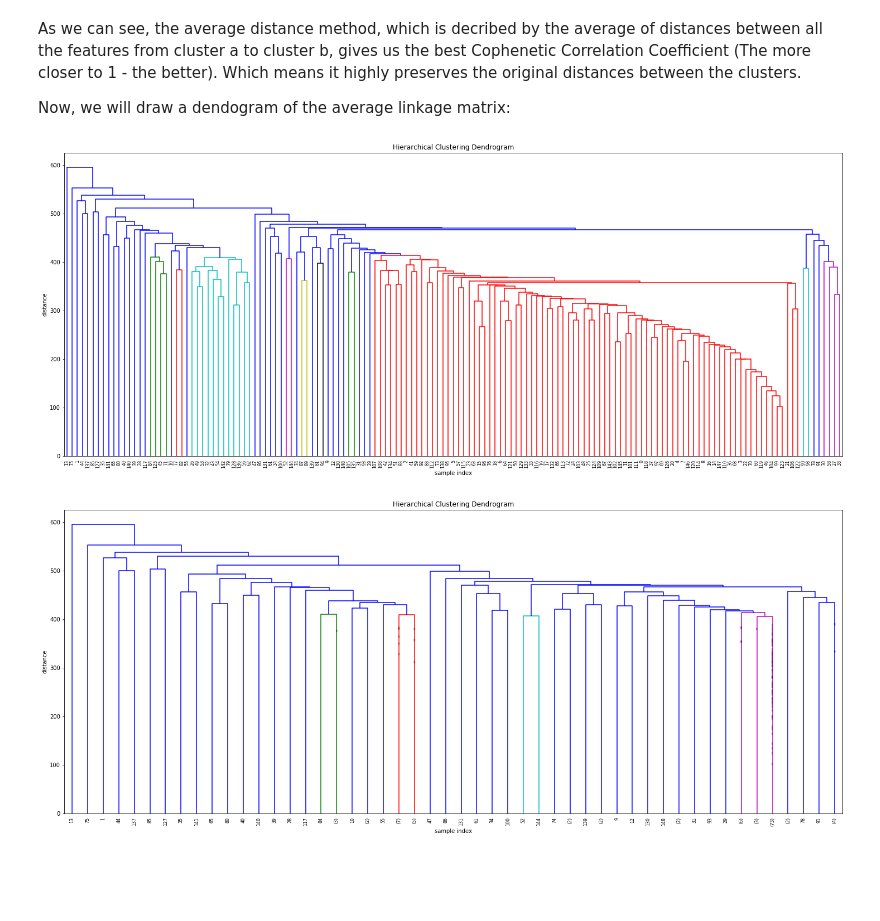
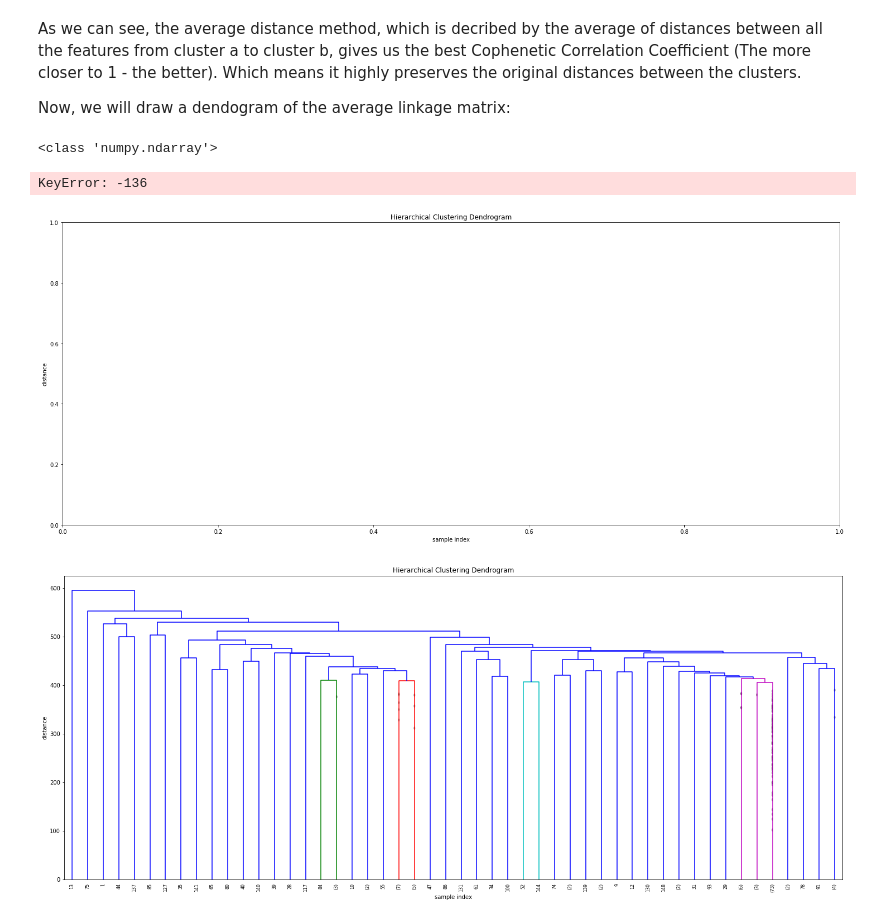
Before and after one commit to ItayGabbay/HotelsDataResearch, a Jupyter notebook: FinalProject.ipynb, the cells around one changed output. Cells and saved outputs as stored; diff of their text form; code cells hidden in the pictures; blank space fills up the shorter version.

Commit message:
Adding labels

```diff
--- a/FinalProject.ipynb
+++ b/FinalProject.ipynb
@@ -497,21 +497,26 @@ Which means it highly preserves the original distances between the clusters.
 Now, we will draw a dendogram of the average linkage matrix:
 # %%
 # calculate full dendrogram
+
+print (type(hotel_count.values))
 plt.figure(figsize=(25, 10))
 plt.title('Hierarchical Clustering Dendrogram')
 plt.xlabel('sample index')
 plt.ylabel('distance')
 dendrogram(
     average,
     leaf_rotation=90.,  # rotates the x axis labels
     leaf_font_size=8.,  # font size for the x axis labels
     truncate_mode='lastp',  # show only the last p merged clusters
     p=150,  # show only the last p merged clusters
     show_contracted=True,  # to get a distribution impression in truncated branches
+    labels= hotel_count
 )
 plt.show()
 # %% [output]
+<class 'numpy.ndarray'>
+KeyError: -136
-[figure, old version]
+[figure, new version]
 # %%
 # calculate top 50 dendrogram
 plt.figure(figsize=(25, 10))
```
Also changed, not shown: parts of 2 cells of this notebook.
